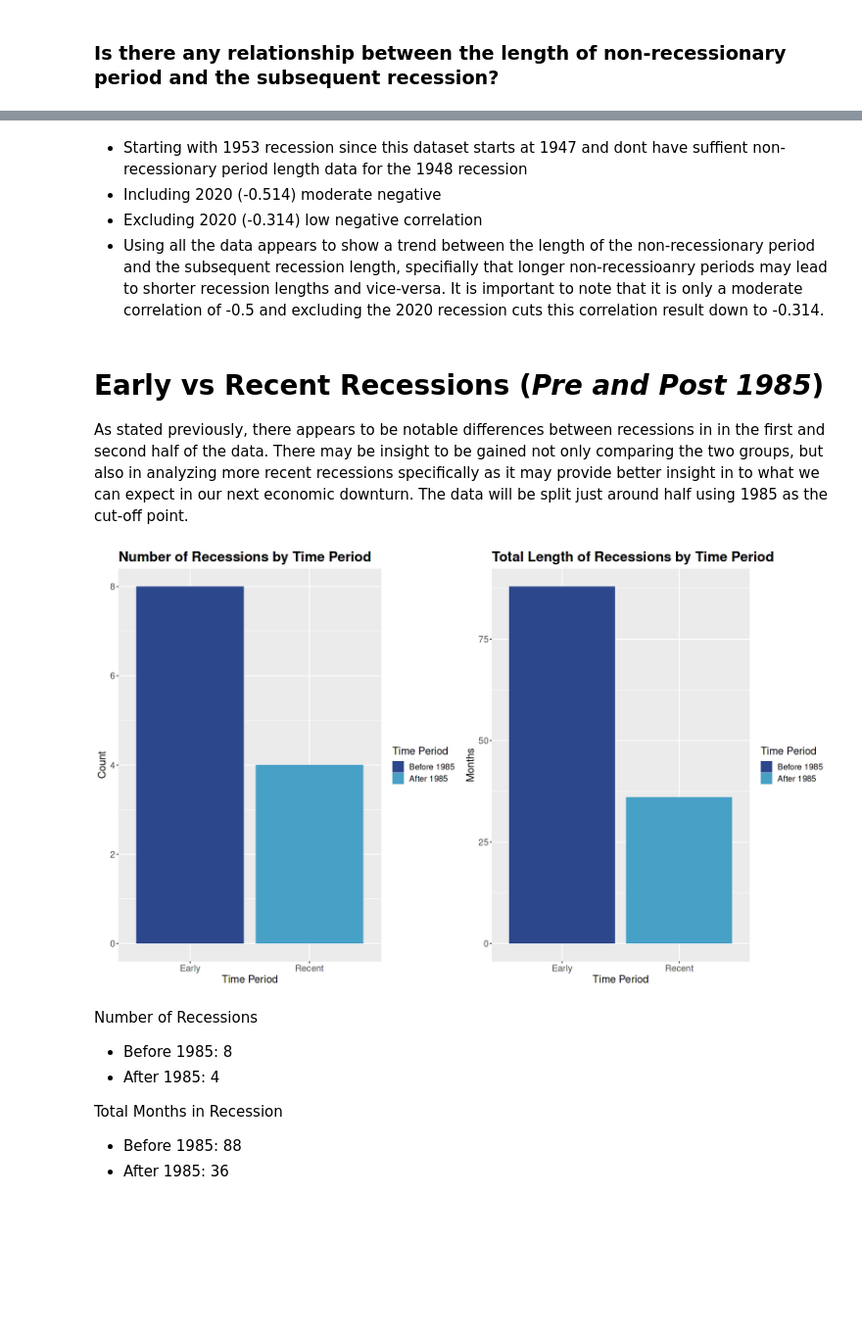
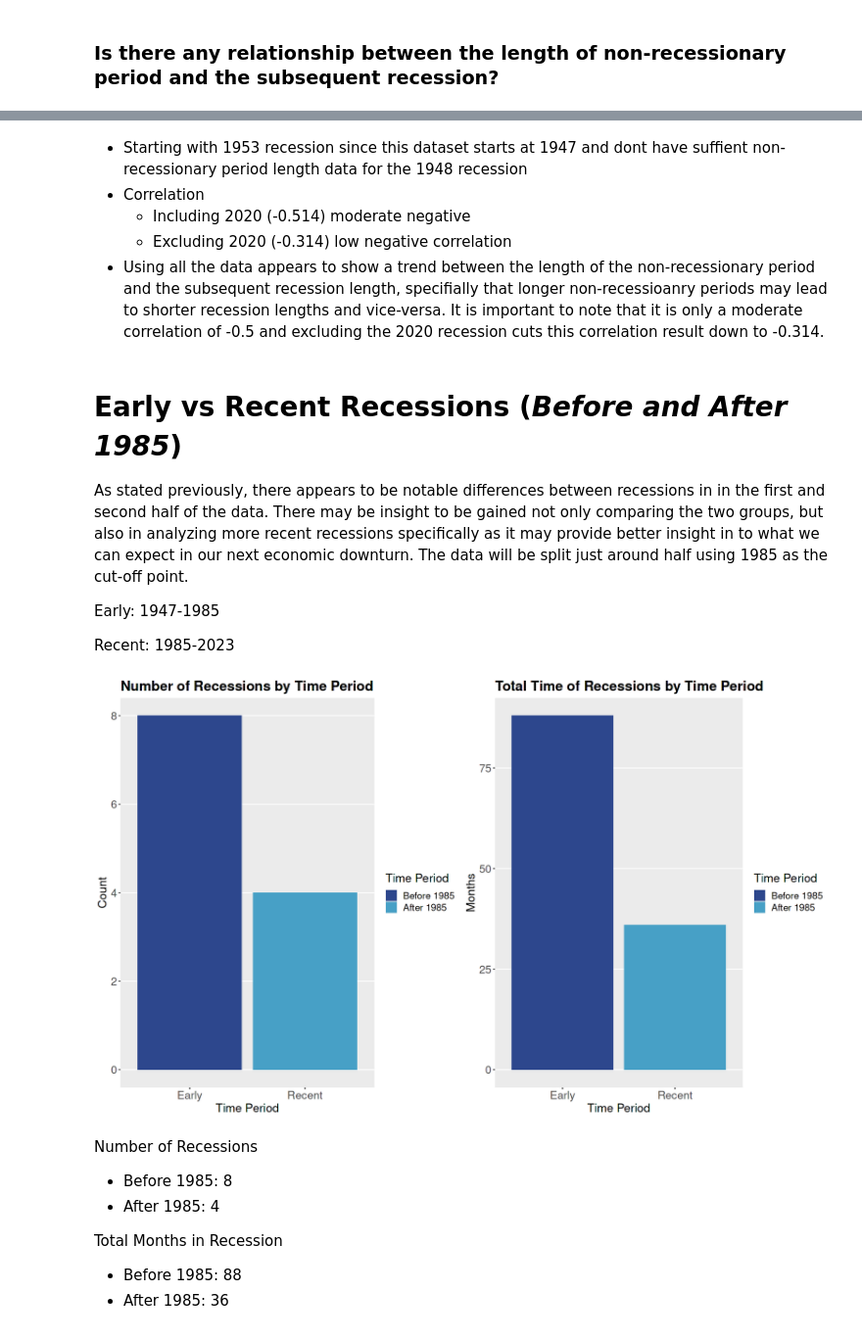
Before and after one commit to Kevin-Trivino/Recessions-Economic-Indicators-Analysis, a Jupyter notebook: recessions-and-economic-indicators-eda.ipynb, the cells around one changed output, grey strips where cells are left out. Shown at 98% size. Drawn from its saved outputs; the diff is of its cells as text; code cells hidden in the pictures; blank space fills up the shorter version.

```diff
--- a/recessions-and-economic-indicators-eda.ipynb
+++ b/recessions-and-economic-indicators-eda.ipynb
@@ -274,46 +302,55 @@ correlation_result_filtered <- cor(analysis_filtered$prev_nonrecession_length, a
 # %% [markdown]
 - Starting with 1953 recession since this dataset starts at 1947 and dont have suffient non-recessionary period length data for the 1948 recession
-- Including 2020 (-0.514) moderate negative
-- Excluding 2020 (-0.314) low negative correlation
+- Correlation
+    - Including 2020 (-0.514) moderate negative
+    - Excluding 2020 (-0.314) low negative correlation
 - Using all the data appears to show a trend between the length of the non-recessionary period and the subsequent recession length, specifially that longer non-recessioanry periods may lead to shorter recession lengths and vice-versa. It is important to note that it is only a moderate correlation of -0.5 and excluding the 2020 recession cuts this correlation result down to -0.314.
 # %% [markdown]
-# Early vs Recent Recessions (*Pre and Post 1985*)
+# Early vs Recent Recessions (*Before and After 1985*)
 
 As stated previously, there appears to be notable differences between recessions in in the first and second half of the data. There may be insight to be gained not only comparing the two groups, but also in analyzing more recent recessions specifically as it may provide better insight in to what we can expect in our next economic downturn. The data will be split just around half using 1985 as the cut-off point.
+
+Early: 1947-1985
+
+Recent: 1985-2023
 # %%
 options(repr.plot.width = 15, repr.plot.height = 9)
 
 # Grouping recession periods into two groups, before 1985 and after 1985
 # Have to make groups factors to control order of bars in bar chart
 recession_periods <- recession_periods %>%
   mutate(group = factor(ifelse(start_date < "1985-01-01", "Early", "Recent"),
                         levels = c("Early", "Recent")))
 
 # Bar chart of recession lengths and number of recessions by group
 
 # Number of Recessions by Group
 plot1 <- ggplot(recession_periods, aes(x = group, fill = group)) +
   geom_bar() +
   labs(title = "Number of Recessions by Time Period", x = "Time Period", y = "Count", fill = "Time Period") +
   scale_fill_manual(values = c("Early" = "#2d478d", "Recent" = "#47a0c6"),
                     labels = c("Early" = "Before 1985", "Recent" = "After 1985")) +
-  theme(text = element_text(size = 15),
-        axis.text = element_text(size = 13),
-        plot.title = element_text(size = 20, face = "bold"))
+  theme(text = element_text(size = 17),
+        axis.text = element_text(size = 16),
+        plot.title = element_text(size = 20, face = "bold"),
+        panel.grid.major.x = element_blank(),
+        panel.grid.minor.y = element_blank())
 
 # Recession Lengths by Group
 plot2 <- ggplot(recession_periods, aes(x = group, y = month_length, fill = group)) +
   geom_bar(stat = "identity") +
-  labs(title = "Total Length of Recessions by Time Period", x = "Time Period", y = "Months", fill = "Time Period") +
+  labs(title = "Total Time of Recessions by Time Period", x = "Time Period", y = "Months", fill = "Time Period") +
   scale_fill_manual(values = c("Early" = "#2d478d", "Recent" = "#47a0c6"),
                     labels = c("Early" = "Before 1985", "Recent" = "After 1985")) +
-  theme(text = element_text(size = 15),
-        axis.text = element_text(size = 13),
-        plot.title = element_text(size = 20, face = "bold"))
+  theme(text = element_text(size = 17),
+        axis.text = element_text(size = 16),
+        plot.title = element_text(size = 20, face = "bold"),
+        panel.grid.major.x = element_blank(),
+        panel.grid.minor.y = element_blank())
 
 grid.arrange(plot1, plot2, ncol = 2)
 # %% [output]
-[figure, old version]
+[figure, new version]
 # %% [markdown]
 Number of Recessions
 - Before 1985: 8
```
Also changed, not shown: parts of 17 cells of this notebook.
